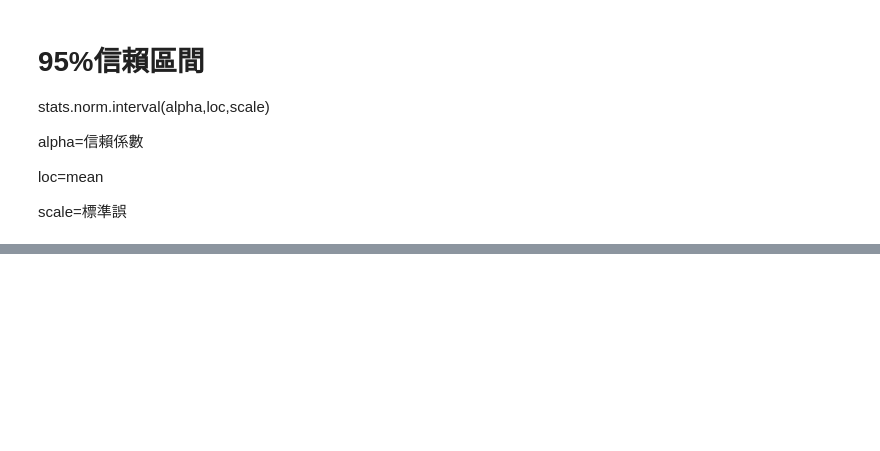
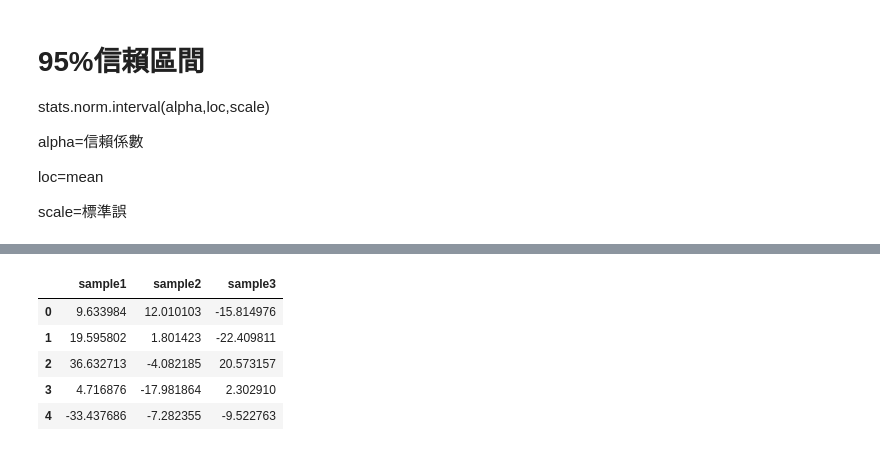
Before and after one commit to charlie11438/note, a Jupyter notebook: python_stats/stats0508.ipynb, the cells around one changed output, grey strips where cells are left out. Saved outputs shown, nothing was run; the diff lists cells and outputs as text; code cells hidden in the pictures; blank space fills up the shorter version.

```diff
--- a/python_stats/stats0508.ipynb
+++ b/python_stats/stats0508.ipynb
@@ -125,0 +134,11 @@ reject H0
+# %%
+n3=list(4*np.random.randn(1000)*5)
+original['sample3']=random.sample(n3,100)
+original.head()
+# %% [output]
+|  | sample1 | sample2 | sample3 |
+| 0 | 9.633984 | 12.010103 | -15.814976 |
+| 1 | 19.595802 | 1.801423 | -22.409811 |
+| 2 | 36.632713 | -4.082185 | 20.573157 |
+| 3 | 4.716876 | -17.981864 | 2.302910 |
+| 4 | -33.437686 | -7.282355 | -9.522763 |
```
Also changed, not shown: parts of 12 cells of this notebook.
